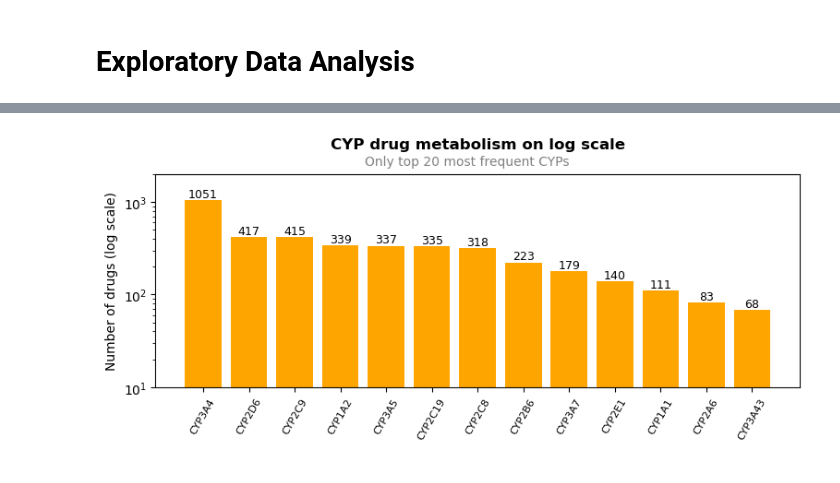
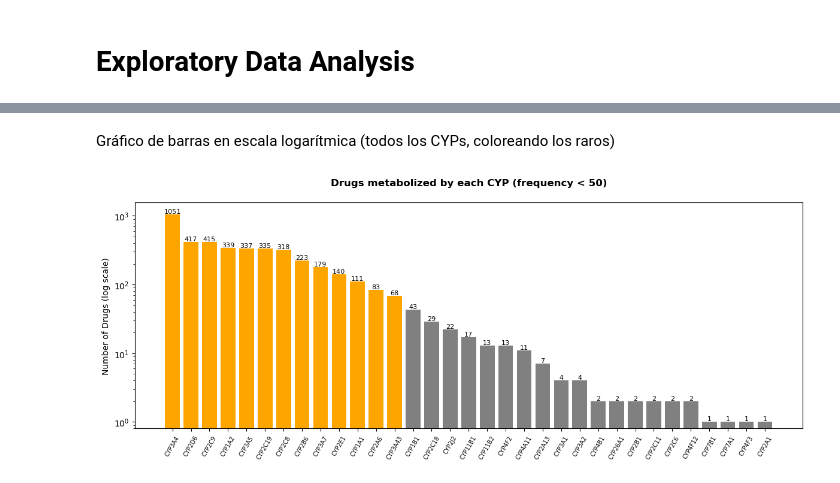
Before and after one commit to grobles17/IMF_TFM_Drug_Metabolism, a Jupyter notebook: DataBases/eda_db.ipynb, the cells around one changed output, grey strips where cells are left out. Drawn from its saved outputs; the diff is of its cells as text; code cells hidden in the pictures.

Commit message:
New RF figure and eda_db advances.

```diff
--- a/DataBases/eda_db.ipynb
+++ b/DataBases/eda_db.ipynb
@@ -66,0 +103,20 @@ plt.show()
+# %%
+# Sort in descending order
+sorted_items = sorted(cyp_counter_filtered.items(), key=lambda x: x[1], reverse=True)
+names, values = zip(*sorted_items)
+
+plt.figure(figsize=(9, 4))
+bars = plt.bar(names, values, color="orange")
+
+# Bar labels
+for bar in bars:
+    height = bar.get_height()
+    plt.text(bar.get_x() + bar.get_width()/2, height,
+             str(height), ha='center', va='bottom', fontsize=9)
+
+plt.ylabel("Number of Drugs", fontsize=10)
+plt.xticks(rotation=60, ha="center", fontsize=8)
+plt.title(f"Drugs metabolized by each CYP (frequency ≥ {THRESHOLD})", pad=20, fontweight="bold")
+plt.tight_layout()
+plt.ylim(0, max(values) * 1.1)
+plt.show()
@@ -67,18 +125,28 @@ plt.show()
+# %% [markdown]
+ Gráfico de barras en escala logarítmica (todos los CYPs, coloreando los raros)
 # %%
-plt.figure(figsize=(9,3))
-bars = plt.bar(names, values, color = "orange")
+# Ensure sorted DataFrame for plotting
+df_freq_all_sorted = df_freq_all.sort_values("DrugCount", ascending=False)
 
-# Add counts above bars
-for bar in bars:
-    height = bar.get_height()
-    plt.text(bar.get_x() + bar.get_width()/2, height,
-             str(height), ha='center', va='bottom', fontsize=9)
+all_cyps = df_freq_all_sorted["CYP"].values
+all_counts = df_freq_all_sorted["DrugCount"].values
+colours = ["orange" if c >= THRESHOLD else "gray" for c in all_counts]
+
+plt.figure(figsize=(12, 5))
+bars = plt.bar(all_cyps, all_counts, color=colours)
+
+# Etiquetas de valor solo para los que tienen count > 0
+for bar, count in zip(bars, all_counts):
+    if count > 0:
+        plt.text(bar.get_x() + bar.get_width()/2, count,
+                 str(count), ha='center', va='bottom', fontsize=8)
+
 plt.yscale('log')
-plt.xticks(rotation=60, ha="center", fontsize = 8)
-plt.ylabel("Number of drugs (log scale)")
-plt.title("CYP drug metabolism on log scale", pad = 20, fontweight = "bold")
-plt.suptitle("Only top 20 most frequent CYPs", fontsize=10, color="gray", y=0.95)
-plt.ylim(10, 2000)
+plt.ylabel("Number of Drugs (log scale)", fontsize=10)
+plt.xticks(rotation=60, ha="center", fontsize=7)
+plt.title(f"Drugs metabolized by each CYP (frequency < {THRESHOLD})", pad=20, fontweight="bold")
+plt.ylim(0.8, max(all_counts) * 1.5)
+plt.tight_layout()
 plt.show()
 # %% [output]
-[figure, old version]
+[figure, new version]
```
Also changed, not shown: parts of 13 cells of this notebook, 2 other files.
